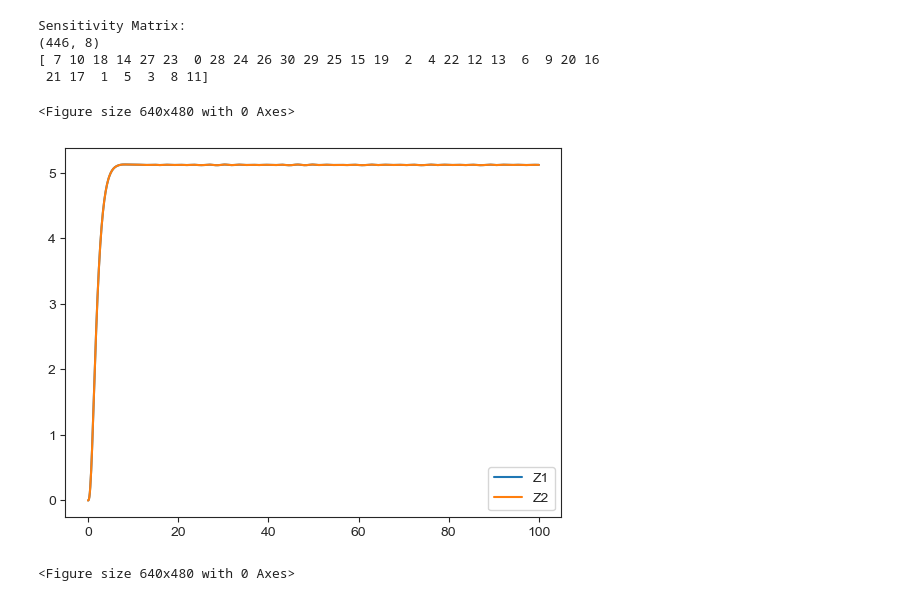
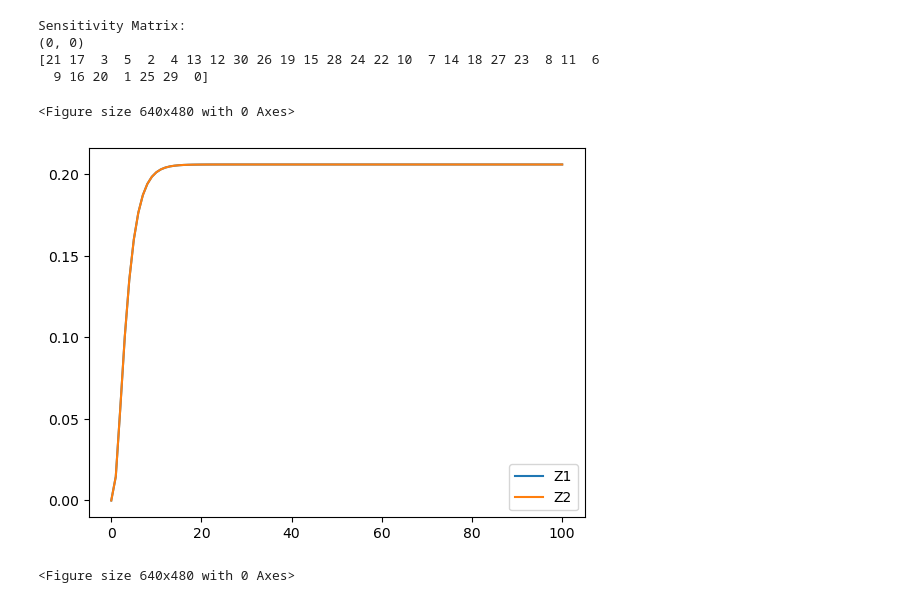
Before and after one commit to ajin40/cdh-gata6-model, a Jupyter notebook: FFL system workflow.ipynb, the cells around one changed output. Cells and saved outputs as stored; diff of their text form; code cells hidden in the pictures.

```diff
--- a/FFL system workflow.ipynb
+++ b/FFL system workflow.ipynb
@@ -1,6 +1,6 @@
 # %%
 import numpy as np
-from scipy.integrate import solve_ivp
+from scipy.integrate import solve_ivp, odeint
 from matplotlib import pyplot as plt
 
 """
@@ -13,15 +13,14 @@ def hill_act(X, K, n):
 def hill_inh(X, K, n):
     return K**n/(K**n + X**n)
 
-def rhs(xyz, t, a, b, c, d, e, f, g, h, i, j, k, l, KMxy1, KMxy2, KM11, KM12, KM1x, KM1y,
-        KM22, KM21, KM2x, KM2y, nx, n11, n12, n1x, n1y, n22, n21, n2x, n2y):
+def rhs(xyz, t, params):
     x, y1, y2, z1, z2 = xyz
 
-    dx_dt = a - b * x
-    dy1_dt = c * hill_act(x, KMxy1, nx) - d * y1
-    dy2_dt = e * hill_act(x, KMxy2, nx) - f * y2
-    dz1_dt = g * hill_act(x, KM1x, n1x) * hill_inh(y1, KM1y, n1y) - i * z1 + h * hill_act(z1, KM11, n11) * hill_inh(z2, KM12, n12)
-    dz2_dt = j * hill_act(x, KM2x, n2x) * hill_inh(y2, KM2y, n2y) - l * z2 + k * hill_act(z2, KM22, n22) * hill_inh(z1, KM21, n21)
+    dx_dt = params['a'] - params['b'] * x
+    dy1_dt = params['c'] * hill_act(x, params['KMxy1'], params['nx']) - params['d'] * y1
+    dy2_dt = params['e'] * hill_act(x, params['KMxy2'], params['nx']) - params['f'] * y2
+    dz1_dt = params['g'] * hill_act(x, params['KM1x'], params['n1x']) * hill_inh(y1, params['KM1y'], params['n1y']) - params['i'] * z1 + params['h'] * hill_act(z1, params['KM11'], params['n11']) * hill_inh(z2, params['KM12'], params['n12'])
+    dz2_dt = params['j'] * hill_act(x, params['KM2x'], params['n2x']) * hill_inh(y2, params['KM2y'], params['n2y']) - params['l'] * z2 + params['k'] * hill_act(z2, params['KM22'], params['n22']) * hill_inh(z1, params['KM21'], params['n21'])
 
     return np.array([dx_dt, dy1_dt, dy2_dt, dz1_dt, dz2_dt])
 
@@ -32,19 +31,22 @@ initial_conditions = [0.0, 0.0, 0.0, 0.0, 0.0]
 
 # Time points for integration
 t_span = (0, 100)
-t_eval = np.linspace(t_span[0], t_span[1], 1000)
+t = np.linspace(t_span[0], t_span[1], 101)
 params = {
-    'a': 9.0, 'b': 1.0, 'c': 10.0, 'd': 1.0, 'e': 10.0, 'f': 1.0, 'g': 10.0, 'h': 10.0, 'i': 0.5, 'j': 10.0,
+    'a': 1.0, 'b': 1.0, 'c': 10.0, 'd': 1.0, 'e': 10.0, 'f': 1.0, 'g': 10.0, 'h': 10.0, 'i': 0.5, 'j': 10.0,
     'k': 10.0, 'l': 0.5, 'KMxy1': 10.0, 'KMxy2': 10.0, 'KM11': 10.0, 'KM12': 1.0, 'KM1x': 10.0, 'KM1y': 5.0,
     'KM22': 10.0, 'KM21': 1.0, 'KM2x': 10.0, 'KM2y': 5.0, 'nx': 2, 'n11': 2, 'n12': 2, 'n1x': 2, 'n1y': 2,
     'n22': 2, 'n21': 2, 'n2x': 2, 'n2y': 2
 }
 # Integrate the ODEs
-solution = solve_ivp(lambda t, y: rhs(y, t, **params), t_span, initial_conditions, t_eval=t_eval)
+perturbation = 0
+solution = odeint(rhs, initial_conditions, t, args=(params,))
 
 # Extract the solution for z1 and z2
-z1_solution = solution.y[3]
-z2_solution = solution.y[4]
+z1_solution = solution[:,3]
+z2_solution = solution[:,4]
+
+initial_conditions = solution[-1,:]
 
 # Perform sensitivity analysis using finite differences
 sensitivity_eps = 0.1
@@ -52,15 +54,13 @@ sensitivity_matrix = np.zeros((len(z1_solution), len(params)))
 
 for i, param_name in enumerate(params):
     perturbed_params = params.copy()
-    #perturbation = perturbed_params[param_name]*sensitivity_eps
-    perturbation = 1e-6
-    perturbed_params[param_name] += perturbation
+    perturbed_params[param_name] += perturbed_params[param_name]*sensitivity_eps
 
-    perturbed_solution = solve_ivp(lambda t, y: rhs(y, t, **perturbed_params), t_span, initial_conditions, t_eval=t_eval)
-    perturbed_z1_solution = perturbed_solution.y[3]
-    perturbed_z2_solution = perturbed_solution.y[4]
+    perturbed_solution = odeint(rhs, initial_conditions, t, args=(perturbed_params,))
+    perturbed_z1_solution = perturbed_solution[:,3]
+    perturbed_z2_solution = perturbed_solution[:,4]
 
-    sensitivity_matrix[:, i] = (abs(perturbed_z1_solution - z1_solution) + abs(perturbed_z2_solution - z2_solution)) / (2 * perturbation)
+    sensitivity_matrix[:, i] = (abs(perturbed_z1_solution - z1_solution) + abs(perturbed_z2_solution - z2_solution)) / (2 * sensitivity_eps)
 
 # Print or analyze the sensitivity results
 print("Sensitivity Matrix:")
@@ -69,17 +69,17 @@ ordered_keys = np.argsort(sensitivity_matrix[-1,:])
 print(ordered_keys)
 # %% [output]
 Sensitivity Matrix:
-(446, 8)
-[ 7 10 18 14 27 23  0 28 24 26 30 29 25 15 19  2  4 22 12 13  6  9 20 16
- 21 17  1  5  3  8 11]
+(0, 0)
+[21 17  3  5  2  4 13 12 30 26 19 15 28 24 22 10  7 14 18 27 23  8 11  6
+  9 16 20  1 25 29  0]
 # %%
-plt.plot(t_eval, z1_solution)
-plt.plot(t_eval, z2_solution)
+plt.plot(t, z1_solution)
+plt.plot(t, z2_solution)
 plt.legend(['Z1', 'Z2'])
 plt.figure()
 # %% [output]
 <Figure size 640x480 with 0 Axes>
-[figure, old version]
+[figure, new version]
 <Figure size 640x480 with 0 Axes>
 # %%
 params = {
```
Also changed, not shown: parts of 16 cells of this notebook, 2 other files.
